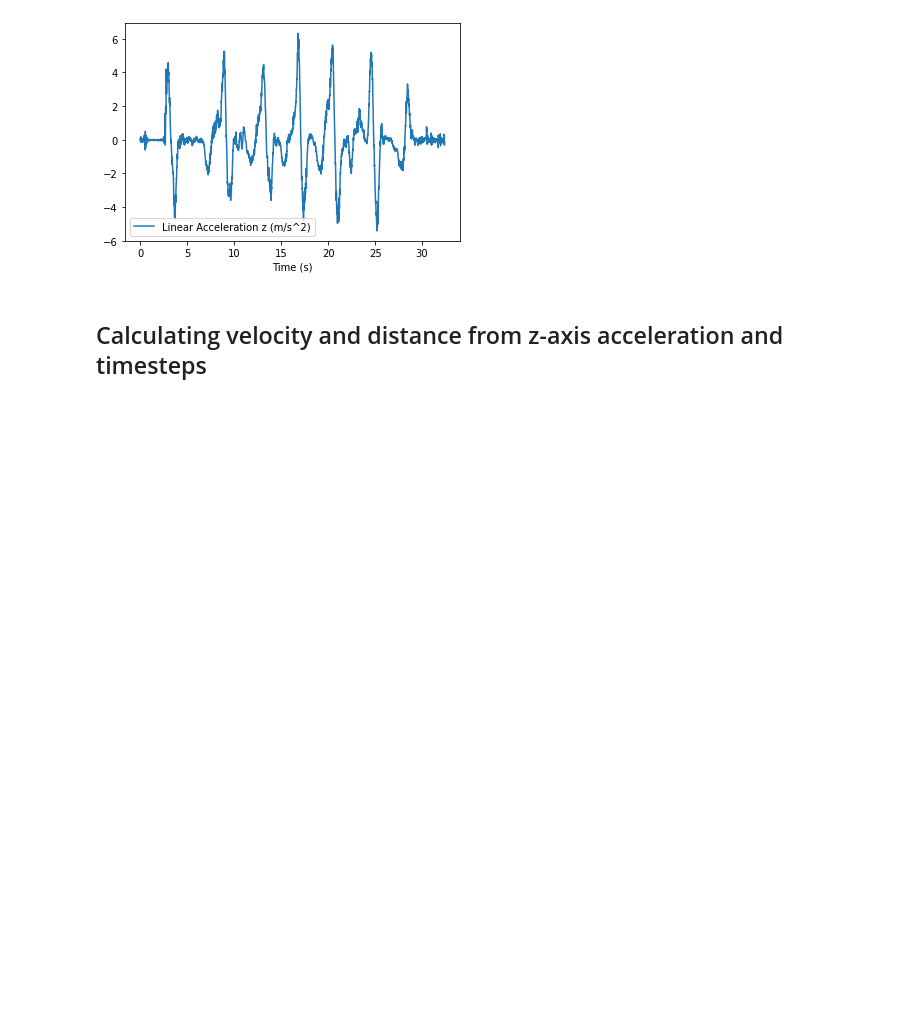
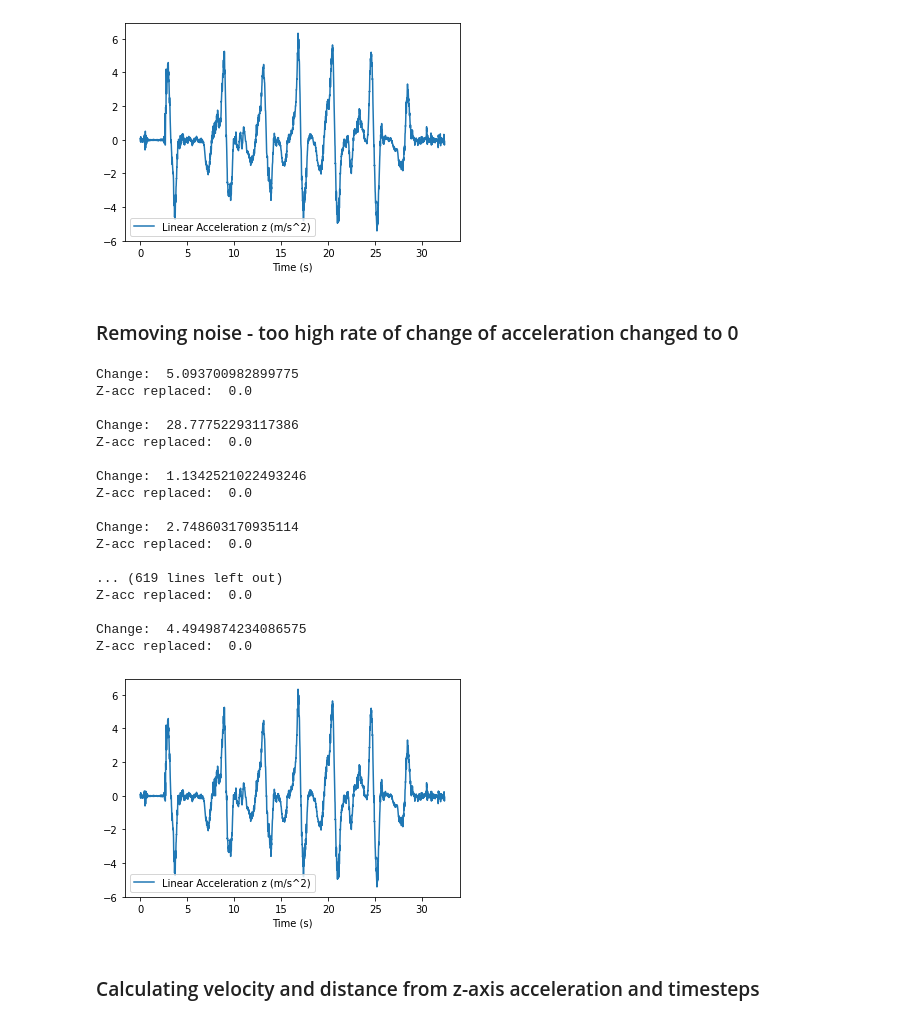
Before and after one commit to raltm2e/imu_phyphox, a Jupyter notebook: test1.ipynb, the cells around one changed output. Drawn from its saved outputs; the diff is of its cells as text; code cells hidden in the pictures; blank space fills up the shorter version.

Commit message:
Add noise filtering by rate of change of acceleration

```diff
--- a/test1.ipynb
+++ b/test1.ipynb
@@ -1,6 +1,8 @@
 # %%
 import pandas
 
+ACCELERATION_NOISE_THRESHOLD = 1.0
+
 df = pandas.read_csv('Raw Data.csv')
 df
 # %% [output]
@@ -22,8 +24,41 @@ df.plot.line(x="Time (s)", y="Linear Acceleration z (m/s^2)")
 # %% [output]
 <AxesSubplot:xlabel='Time (s)'>
 [figure]
+# %% [markdown]
+### Removing noise - too high rate of change of acceleration changed to 0
+# %%
+def filter_noise(dataframe):
+    changes = dataframe.pct_change()["Linear Acceleration z (m/s^2)"]
+    for i, change in changes.items():
+        if change > ACCELERATION_NOISE_THRESHOLD:
+            print("\nChange: ", change)
+            dataframe["Linear Acceleration z (m/s^2)"][i] = 0.0
+            print("Z-acc replaced: ", dataframe["Linear Acceleration z (m/s^2)"][i])
+    dataframe.plot.line(x="Time (s)", y="Linear Acceleration z (m/s^2)")
+    return dataframe
+
+filtered_df = filter_noise(df)
+# %% [output]
+Change:  5.093700982899775
+Z-acc replaced:  0.0
+
+Change:  28.77752293117386
+Z-acc replaced:  0.0
+
+Change:  1.1342521022493246
+Z-acc replaced:  0.0
+
+Change:  2.748603170935114
+Z-acc replaced:  0.0
+
+... (619 lines left out)
+Z-acc replaced:  0.0
+
+Change:  4.4949874234086575
+Z-acc replaced:  0.0
+[figure, added]
 # %% [markdown]
-## Calculating velocity and distance from z-axis acceleration and timesteps
+### Calculating velocity and distance from z-axis acceleration and timesteps
 # %%
 def get_velocity(acceleration: float, V0: float, delta_t: float):
     # a = (V1-V0) / t
```
Also changed, not shown: parts of 3 cells of this notebook.
